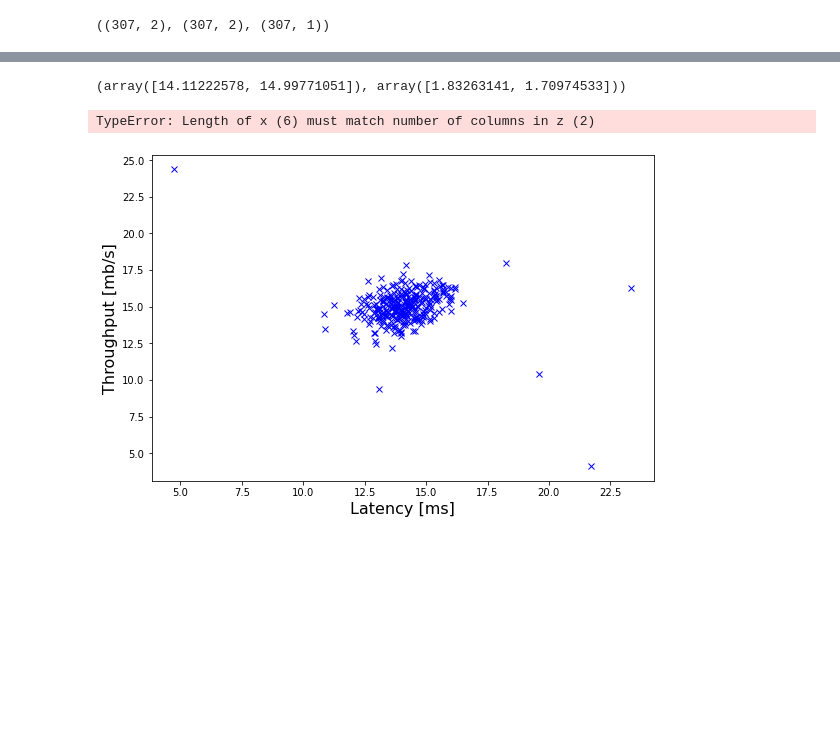
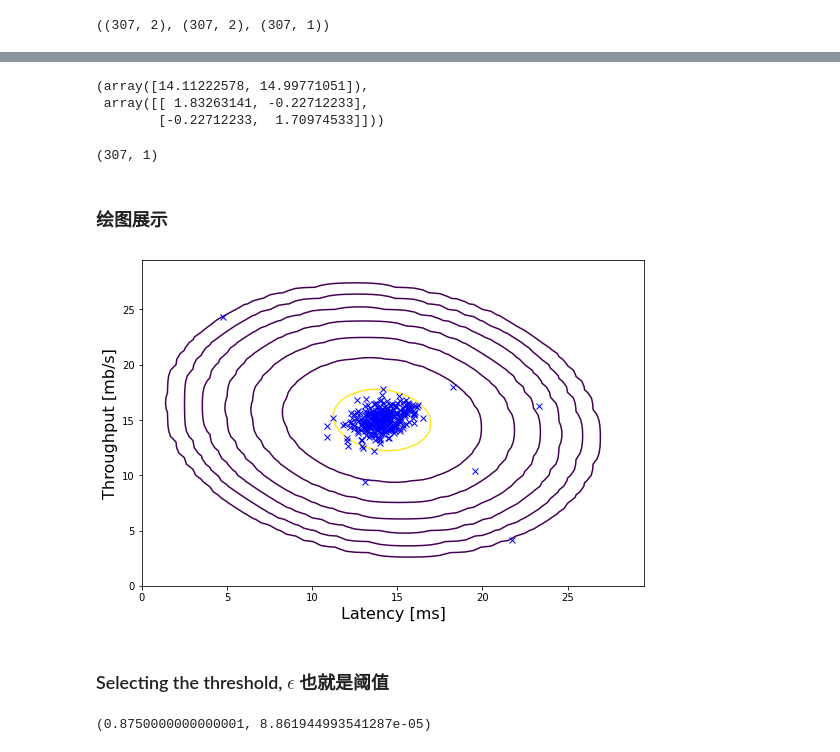
Before and after one commit to sherlockHSY/CourseML_Homework, a Jupyter notebook: ex8-Anomaly Detection and Recommender Systems/my_ex8.ipynb, the cells around one changed output, grey strips where cells are left out. Drawn from its saved outputs; the diff is of its cells as text; code cells hidden in the pictures; blank space fills up the shorter version.

```diff
--- a/ex8-Anomaly Detection and Recommender Systems/my_ex8.ipynb
+++ b/ex8-Anomaly Detection and Recommender Systems/my_ex8.ipynb
@@ -31,27 +40,59 @@ Text(0, 0.5, 'Throughput [mb/s]')
+# %%
+def gaus(X,mu,sigma):
+
+    m = X.shape[0] # 样本数
+    n = X.shape[1] # 特征数
+    # 协方差矩阵simga 维度 n*n
+    # 均值向量 mu 维度 1*n
+
+    # np.linalg.inv()求矩阵逆
+    sigma_inv = np.linalg.inv(sigma)
+    # np.linalg.det()求矩阵行列式
+    left = 1./(np.power((2*np.pi), n/2) * np.sqrt(np.linalg.det(sigma)))
+    exp = np.zeros((m,1))
+    for i in range(m):
+        xi = X[i]
+        # 这里计算出的是一个数，因为 (1*n) * (n*n) *(n*1) = (1,1)
+        # 注意： xi-mu 是(1*n)是因为把它当做列向量了
+        exp[i] = np.exp(-0.5 * (xi-mu).T.dot(sigma_inv).dot(xi-mu))
+    return left * exp # 返回的是 m*1 维
 # %%
 # 参数估计
 def estimate_gaussian(X):
+    m = X.shape[0] # 样本数
     mu = np.mean(X, axis=0)
-    sigma = np.var(X, axis=0)
+    sigma = ((X-mu).T.dot(X-mu))/float(m)
     return mu,sigma
 # %%
 mu,sigma = estimate_gaussian(X)
 mu,sigma
 # %% [output]
-(array([14.11222578, 14.99771051]), array([1.83263141, 1.70974533]))
+(array([14.11222578, 14.99771051]),
+ array([[ 1.83263141, -0.22712233],
+        [-0.22712233,  1.70974533]]))
+# %%
+gaus(X,mu,sigma).shape
+# %% [output]
+(307, 1)
+# %% [markdown]
+### 绘图展示
 # %%
-from scipy import stats
-dist = stats.norm(mu, sigma)
-z_plt = dist.pdf(X)
-
-X_plt = np.arange(0,30,5)
-y_plt = np.arange(0,30,5)
+X_plt = np.arange(0,30,0.5)
+y_plt = np.arange(0,30,0.5)
+meshx, meshy = np.meshgrid(X_plt, y_plt)
+coord_list = [ entry.ravel() for entry in (meshx, meshy) ]
+points = np.vstack(coord_list).T
+z_plt = np.array(gaus(points,mu,sigma))
+z_plt = z_plt.reshape((X_plt.shape[0],X_plt.shape[0]))
+cont_levels = [10**exp for exp in range(-20,0,3)]
 
 plt.figure(figsize=(9,6))
 plt.plot(X[:,0],X[:,1],'bx')
 plt.xlabel('Latency [ms]',fontsize=16)
 plt.ylabel('Throughput [mb/s]',fontsize=16)
-mycontour = plt.contour( X_plt, y_plt, z_plt, [0])
+mycont = plt.contour(meshx, meshy, z_plt, levels=cont_levels)
+plt.show()
 # %% [output]
-TypeError: Length of x (6) must match number of columns in z (2)
-[figure, old version]
+[figure, new version]
+# %% [markdown]
+### Selecting the threshold,  $\epsilon$ 也就是阈值
@@ -57,0 +118,8 @@ TypeError: Length of x (6) must match number of columns in z (2)
+# %%
+cv_gaus = gaus(Xval, mu, sigma)
+
+best_F1, best_eps = select_threshold(cv_gaus,yval)
+best_F1, best_eps
+# You should see a value for epsilon of about 8.99e-05.
+# %% [output]
+(0.8750000000000001, 8.861944993541287e-05)
```
Also changed, not shown: parts of 15 cells of this notebook, 3 other files.
